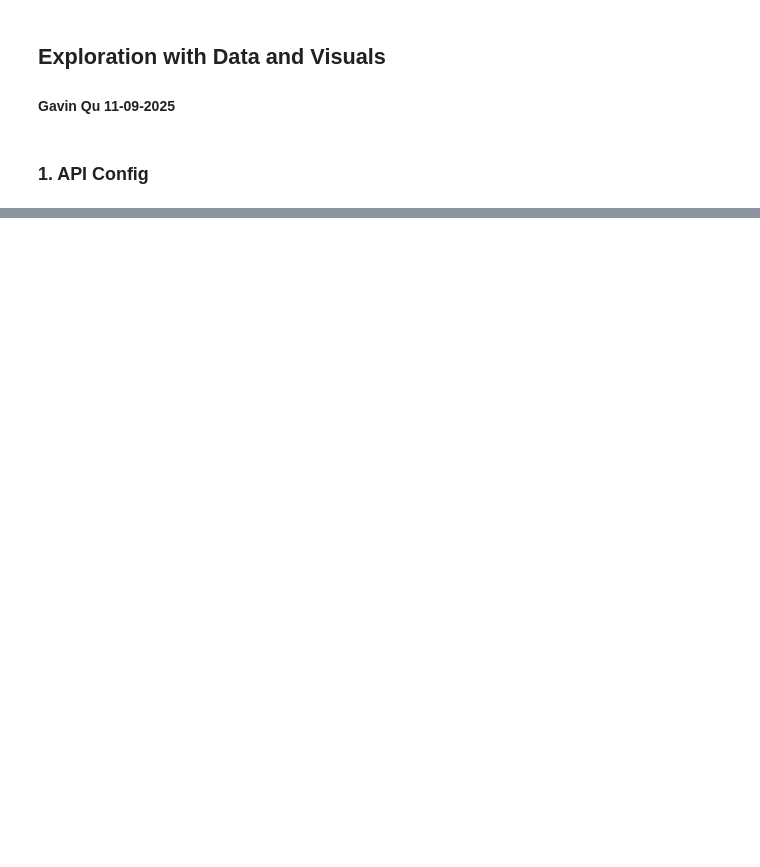
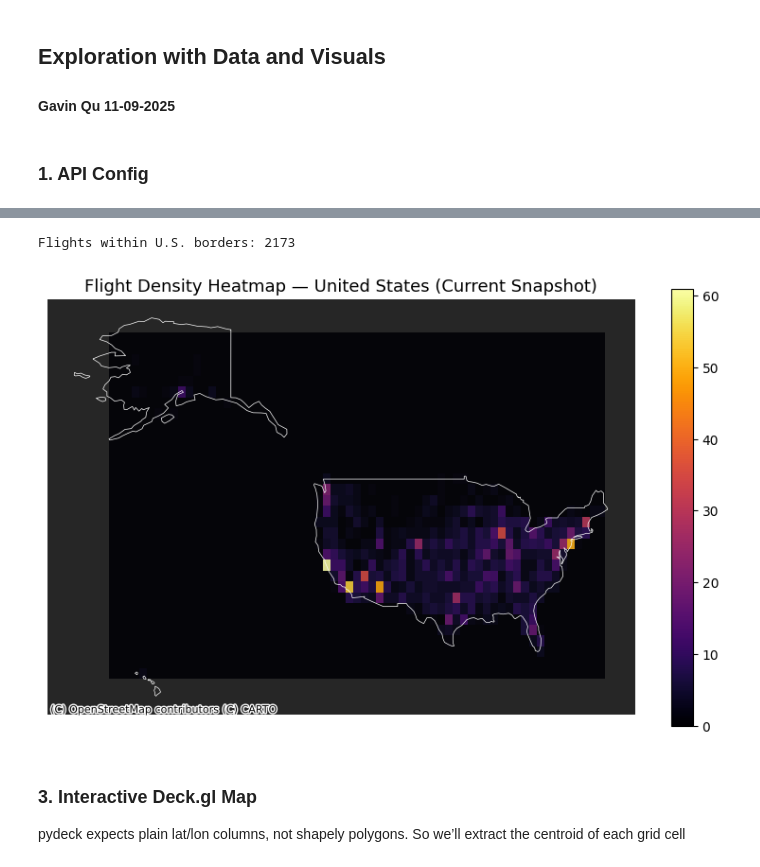
Before and after one commit to GJQu/aviation-entropy-project, a Jupyter notebook: notebooks/eda.ipynb, the cells around one changed output, grey strips where cells are left out. Cells and saved outputs as stored; diff of their text form; code cells hidden in the pictures; blank space fills up the shorter version.

```diff
--- a/notebooks/eda.ipynb
+++ b/notebooks/eda.ipynb
@@ -46,0 +109,18 @@ gdf.head()
+# %%
+import geopandas as gpd
+import zipfile
+import requests
+from io import BytesIO
+
+# Download Natural Earth shapefile (countries, 1:110m resolution)
+url = "https://naturalearth.s3.amazonaws.com/110m_cultural/ne_110m_admin_0_countries.zip"
+r = requests.get(url)
+with zipfile.ZipFile(BytesIO(r.content)) as z:
+    z.extractall("data/natural_earth")  # stores shapefiles locally
+
+# Load the shapefile
+world = gpd.read_file("data/natural_earth/ne_110m_admin_0_countries.shp")
+
+# Filter for the U.S.
+usa = world[world["ADMIN"] == "United States of America"]
+print(usa.head())
@@ -46,0 +141,51 @@ gdf.head()
+# %%
+import geopandas as gpd
+import numpy as np
+from shapely.geometry import Polygon
+import contextily as cx
+import matplotlib.pyplot as plt
+
+# gdf contains columns: lat, lon, geometry (Point), crs="EPSG:4326"
+# --- clip to the U.S. boundary ---
+gdf_us = gpd.clip(gdf, usa)
+print(f"Flights within U.S. borders: {len(gdf_us)}")
+
+# --- define grid bounds & resolution ---
+xmin, ymin, xmax, ymax = gdf_us.total_bounds
+dx = dy = 1.5  # degrees — smaller = more detail
+cols = np.arange(xmin, xmax + dx, dx)
+rows = np.arange(ymin, ymax + dy, dy)
+
+polygons = []
+for x in cols[:-1]:
+    for y in rows[:-1]:
+        polygons.append(Polygon([(x, y), (x+dx, y), (x+dx, y+dy), (x, y+dy)]))
+
+grid = gpd.GeoDataFrame({"geometry": polygons}, crs=gdf_us.crs)
+
+# --- spatial join: count how many flights fall in each grid cell ---
+joined = gpd.sjoin(gdf_us, grid, predicate="within")
+counts = joined.groupby("index_right").size()
+grid["count"] = counts
+grid["count"].fillna(0, inplace=True)
+
+fig, ax = plt.subplots(figsize=(10, 6))
+grid.plot(
+    column="count",
+    cmap="inferno",
+    alpha=0.85,
+    linewidth=0,
+    legend=True,
+    ax=ax
+)
+usa.boundary.plot(ax=ax, color="white", linewidth=0.5)
+cx.add_basemap(ax, source=cx.providers.CartoDB.DarkMatter)
+ax.set_title("Flight Density Heatmap — United States (Current Snapshot)", fontsize=13)
+ax.set_axis_off()
+plt.show()
+# %% [output]
+Flights within U.S. borders: 2173
+[figure, added]
+# %% [markdown]
+### 3. Interactive Deck.gl Map
+pydeck expects plain lat/lon columns, not shapely polygons. So we’ll extract the centroid of each grid cell
```
Also changed, not shown: parts of 14 cells of this notebook, 2 other files.
